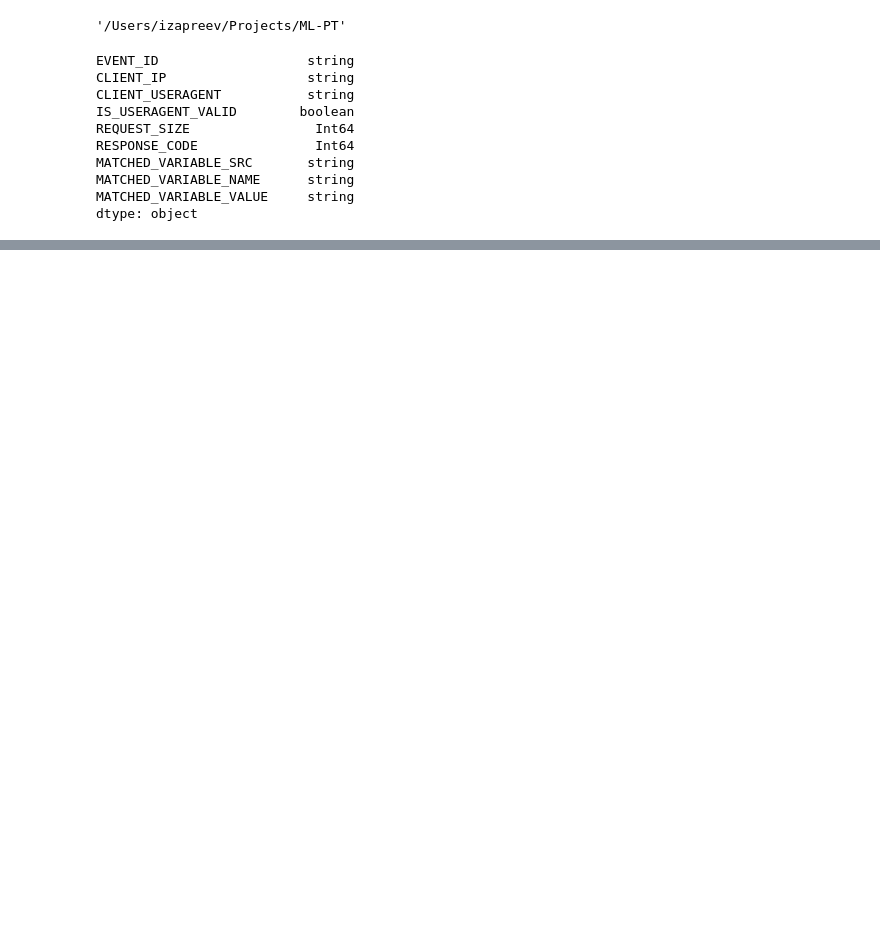
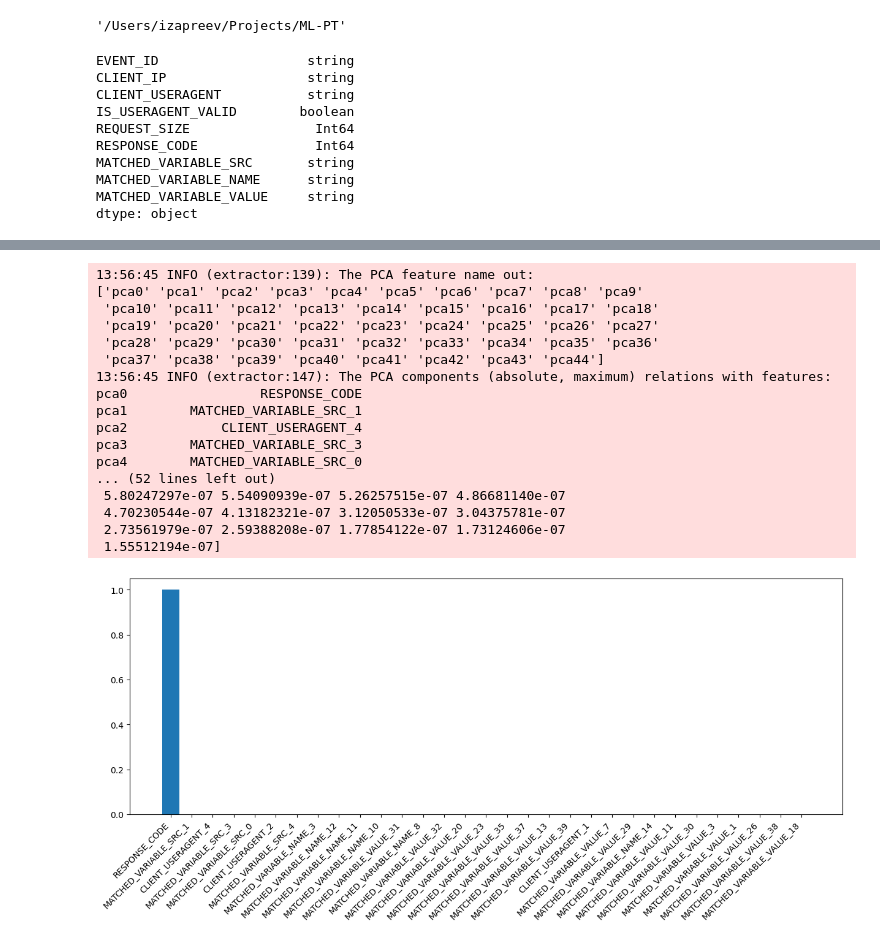
Before and after one commit to ivan-zapreev/ML-PT, a Jupyter notebook: 02_data_analysis.ipynb, the cells around one changed output, grey strips where cells are left out. Drawn from its saved outputs; the diff is of its cells as text; code cells hidden in the pictures; blank space fills up the shorter version.

```diff
--- a/02_data_analysis.ipynb
+++ b/02_data_analysis.ipynb
@@ -90,8 +154,5 @@ _ = extractor.get_feature_names_out()
 # %%
-# Get the features additionally ignoring the CLIENT_IP and CLIENT_USERAGENT columns with Scaling and PCA the data
-extractor = FeatureExtractor(ignore_columns=['EVENT_ID', 'CLIENT_IP', 'CLIENT_USERAGENT'])
-X = extractor.fit_transform(data_df)
-
-# Get the names of the features remaining after the PCA
-_ = extractor.get_feature_names_out()
+# Get the features with additional ignores with Scaling and PCA the data
+extractor_03 = FeatureExtractor(ignore_columns=['EVENT_ID', 'REQUEST_SIZE', 'CLIENT_IP'])
+X_03 = extractor_03.fit_transform(data_df)
 # %% [output]
@@ -117,0 +176,22 @@ _ = extractor.get_feature_names_out()
+# %%
+# Plot the resulting feature space data
+plot_variance_explained(extractor_03)
+# %% [output]
+13:56:45 INFO (extractor:139): The PCA feature name out:
+['pca0' 'pca1' 'pca2' 'pca3' 'pca4' 'pca5' 'pca6' 'pca7' 'pca8' 'pca9'
+ 'pca10' 'pca11' 'pca12' 'pca13' 'pca14' 'pca15' 'pca16' 'pca17' 'pca18'
+ 'pca19' 'pca20' 'pca21' 'pca22' 'pca23' 'pca24' 'pca25' 'pca26' 'pca27'
+ 'pca28' 'pca29' 'pca30' 'pca31' 'pca32' 'pca33' 'pca34' 'pca35' 'pca36'
+ 'pca37' 'pca38' 'pca39' 'pca40' 'pca41' 'pca42' 'pca43' 'pca44']
+13:56:45 INFO (extractor:147): The PCA components (absolute, maximum) relations with features:
+pca0                 RESPONSE_CODE
+pca1        MATCHED_VARIABLE_SRC_1
+pca2            CLIENT_USERAGENT_4
+pca3        MATCHED_VARIABLE_SRC_3
+pca4        MATCHED_VARIABLE_SRC_0
+... (52 lines left out)
+ 5.80247297e-07 5.54090939e-07 5.26257515e-07 4.86681140e-07
+ 4.70230544e-07 4.13182321e-07 3.12050533e-07 3.04375781e-07
+ 2.73561979e-07 2.59388208e-07 1.77854122e-07 1.73124606e-07
+ 1.55512194e-07]
+[figure, added]
```
Also changed, not shown: parts of 14 cells of this notebook, 1 other file.
